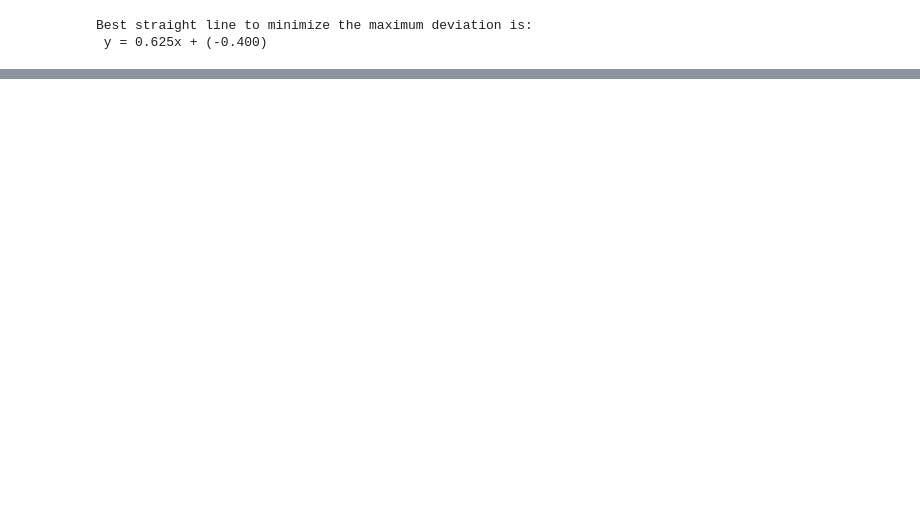
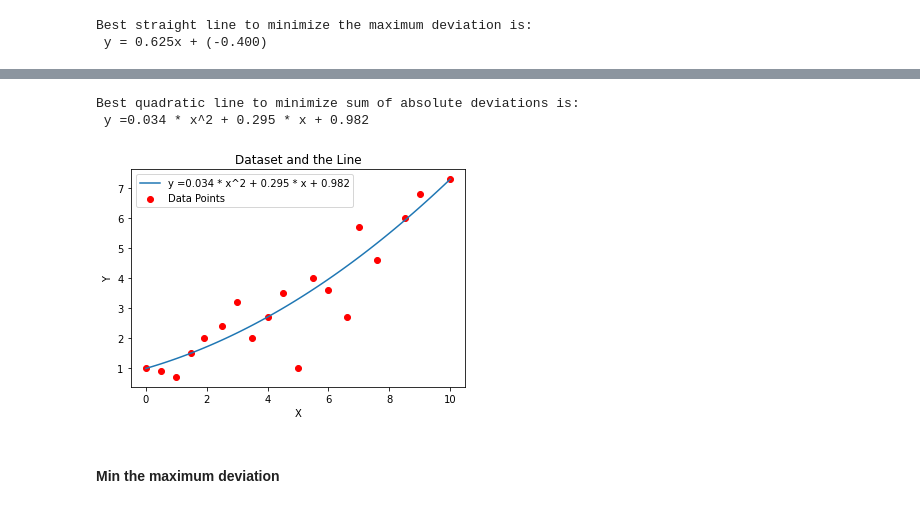
Before and after one commit to simseksafak/gurobipy_examples, a Jupyter notebook: curve_fitting.ipynb, the cells around one changed output, grey strips where cells are left out. Cells and saved outputs as stored; diff of their text form; code cells hidden in the pictures; blank space fills up the shorter version.

```diff
--- a/curve_fitting.ipynb
+++ b/curve_fitting.ipynb
@@ -169,0 +180,9 @@ plt.show()
+# %%
+m_quad = gp.Model('Quad1')
+# %%
+# Variables
+a_q = m_quad.addVar(lb=-GRB.INFINITY,ub=GRB.INFINITY,name='a')
+b_q = m_quad.addVar(lb=-GRB.INFINITY,ub=GRB.INFINITY,name='b')
+c_q = m_quad.addVar(lb=-GRB.INFINITY,ub=GRB.INFINITY,name='c')
+u_q = m_quad.addVars(obs,name='u')
+v_q = m_quad.addVars(obs,name='v')
@@ -169,0 +214,27 @@ plt.show()
+# %%
+print(f"Best quadratic line to minimize sum of absolute deviations is: \n y ={c_q.x:.3f} * x^2 + {b_q.x:.3f} * x + {a_q.x:.3f}")
+# %% [output]
+Best quadratic line to minimize sum of absolute deviations is:
+ y =0.034 * x^2 + 0.295 * x + 0.982
+# %%
+a_x = a_q.x
+b_x = b_q.x
+c_x = c_q.x
+
+x_values = x.values()
+y_values = y.values()
+
+x_line = np.linspace(min(x_values), max(x_values), 100)
+y_line = c_x*(x_line**2) + b_x * x_line + a_x
+
+plt.plot(x_line, y_line, label=f'y ={c_x:.3f} * x^2 + {b_x:.3f} * x + {a_x:.3f}')
+plt.scatter(x_values, y_values, color='red', label='Data Points')
+plt.xlabel('X')
+plt.ylabel('Y')
+plt.title('Dataset and the Line')
+plt.legend()
+plt.show()
+# %% [output]
+[figure, added]
+# %% [markdown]
+#### Min the maximum deviation
```
Also changed, not shown: parts of 17 cells of this notebook.
